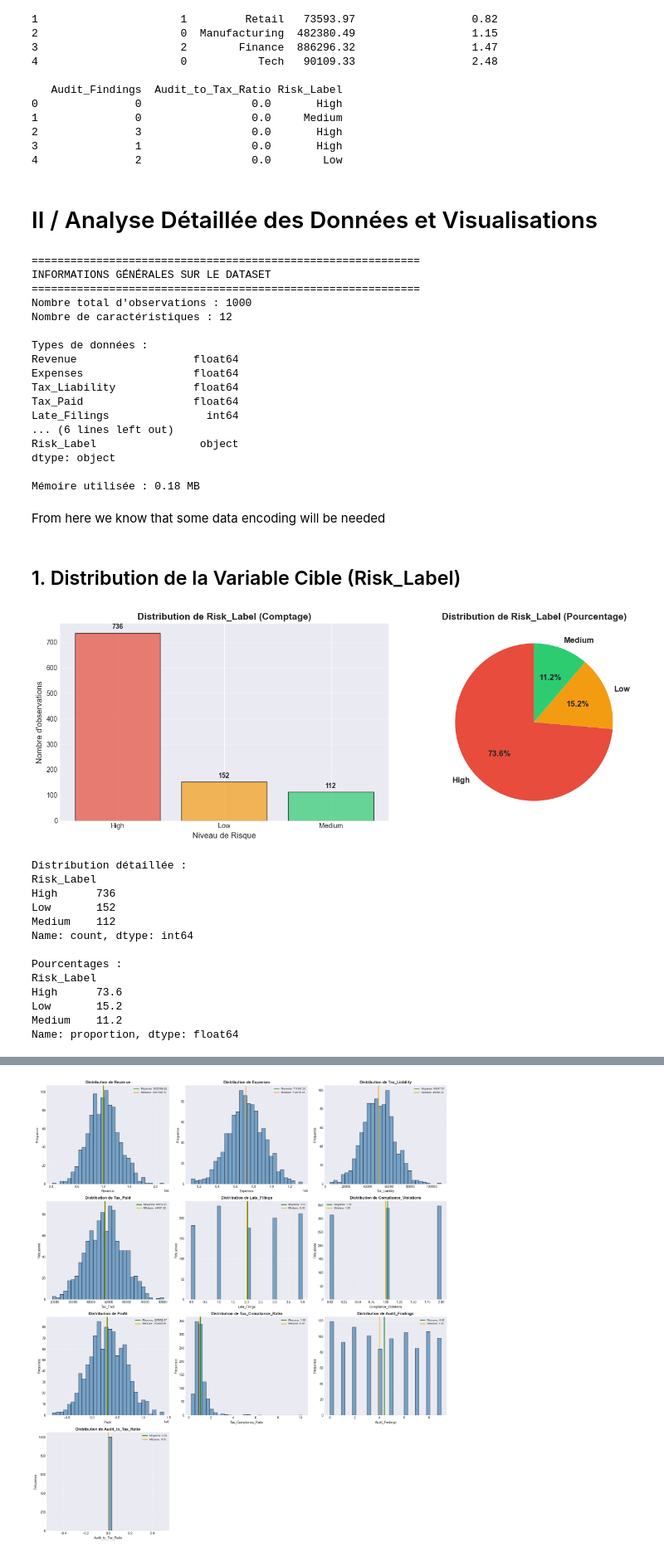
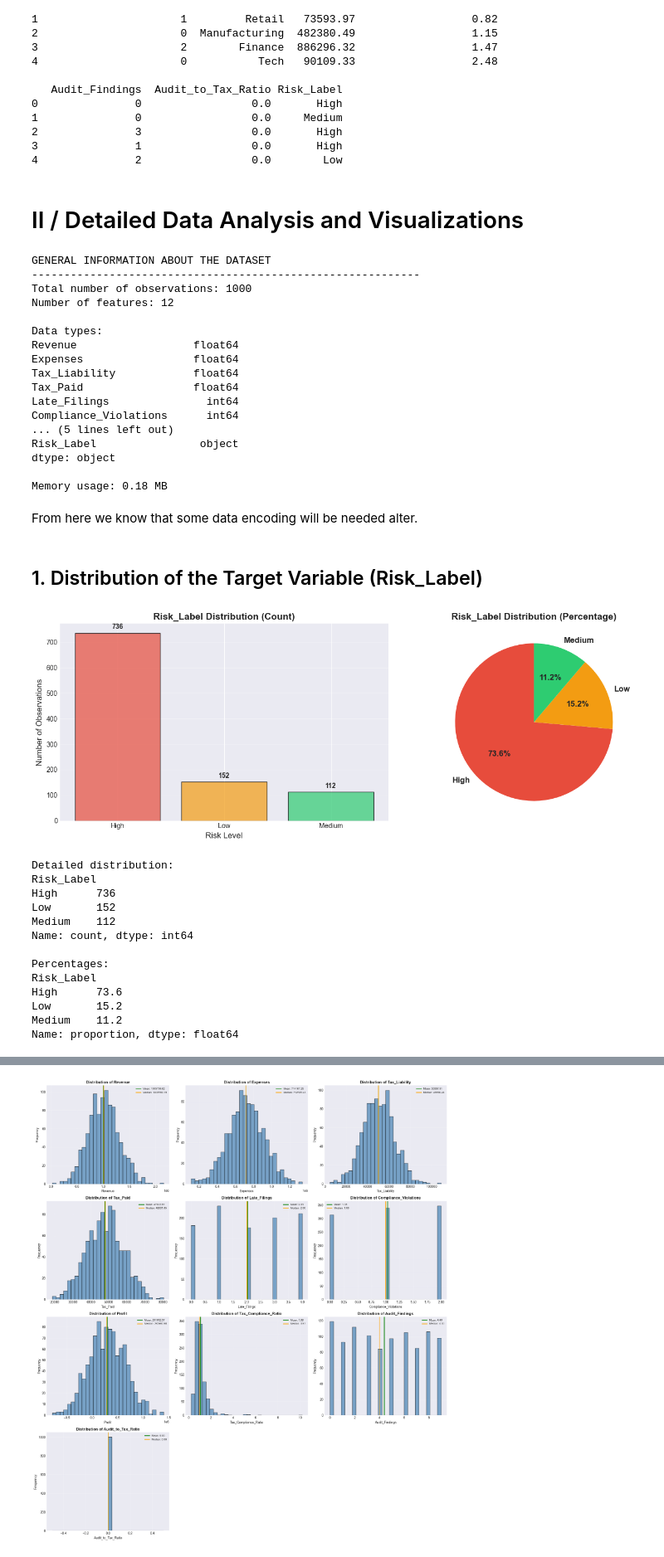
Before and after one commit to GabrielSultan/MachineLearningProject, a Jupyter notebook: Gabriel_Adithya_MLproject.ipynb, the cells around one changed output, grey strips where cells are left out. Shown at 83% size. Cells and saved outputs as stored; diff of their text form; code cells hidden in the pictures.

```diff
--- a/Gabriel_Adithya_MLproject.ipynb
+++ b/Gabriel_Adithya_MLproject.ipynb
@@ -85,89 +86,89 @@ print(df.head())
 3               1                 0.0       High
 4               2                 0.0        Low
 # %% [markdown]
-# II / Analyse Détaillée des Données et Visualisations
+ # II / Detailed Data Analysis and Visualizations
 # %%
 import numpy as np
 import matplotlib.pyplot as plt
 import seaborn as sns
 from scipy import stats
 
-# Configuration des graphiques
+#show general inforamtions about the dataset
+
 plt.style.use('seaborn-v0_8-darkgrid')
 sns.set_palette("husl")
 plt.rcParams['figure.figsize'] = (12, 6)
 plt.rcParams['font.size'] = 10
 
-# Informations générales sur le dataset
-print("=" * 60)
-print("INFORMATIONS GÉNÉRALES SUR LE DATASET")
-print("=" * 60)
-print(f"Nombre total d'observations : {len(df)}")
-print(f"Nombre de caractéristiques : {len(df.columns)}")
-print(f"\nTypes de données :")
+
+print("GENERAL INFORMATION ABOUT THE DATASET")
+print("-" * 60)
+print(f"Total number of observations: {len(df)}")
+print(f"Number of features: {len(df.columns)}")
+print(f"\nData types:")
 print(df.dtypes)
-print(f"\nMémoire utilisée : {df.memory_usage(deep=True).sum() / 1024**2:.2f} MB")
+print(f"\nMemory usage: {df.memory_usage(deep=True).sum() / 1024**2:.2f} MB")
 # %% [output]
-============================================================
-INFORMATIONS GÉNÉRALES SUR LE DATASET
-============================================================
-Nombre total d'observations : 1000
-Nombre de caractéristiques : 12
+GENERAL INFORMATION ABOUT THE DATASET
+------------------------------------------------------------
+Total number of observations: 1000
+Number of features: 12
 
-Types de données :
+Data types:
 Revenue                  float64
 Expenses                 float64
 Tax_Liability            float64
 Tax_Paid                 float64
 Late_Filings               int64
-... (6 lines left out)
+Compliance_Violations      int64
+... (5 lines left out)
 Risk_Label                object
 dtype: object
 
-Mémoire utilisée : 0.18 MB
+Memory usage: 0.18 MB
 # %% [markdown]
-From here we know that some data encoding will be needed
+From here we know that some data encoding will be needed alter.
 # %% [markdown]
-## 1. Distribution de la Variable Cible (Risk_Label)
+## 1. Distribution of the Target Variable (Risk_Label)
 # %%
 fig, axes = plt.subplots(1, 2, figsize=(14, 5))
 
-# Graphique en barres
+#bar plot
 risk_counts = df['Risk_Label'].value_counts()
-colors = ['#e74c3c', '#f39c12', '#2ecc71']  # Rouge, Orange, Vert
+colors = ['#e74c3c', '#f39c12', '#2ecc71']  # Red, Orange, Green
 axes[0].bar(risk_counts.index, risk_counts.values, color=colors, alpha=0.7, edgecolor='black')
-axes[0].set_title('Distribution de Risk_Label (Comptage)', fontsize=14, fontweight='bold')
-axes[0].set_xlabel('Niveau de Risque', fontsize=12)
-axes[0].set_ylabel('Nombre d\'observations', fontsize=12)
+axes[0].set_title('Risk_Label Distribution (Count)', fontsize=14, fontweight='bold')
+axes[0].set_xlabel('Risk Level', fontsize=12)
+axes[0].set_ylabel('Number of Observations', fontsize=12)
 axes[0].grid(axis='y', alpha=0.3)
 
-# Ajouter les valeurs sur les barres
+#values for bar
 for i, v in enumerate(risk_counts.values):
     axes[0].text(i, v + 10, str(v), ha='center', va='bottom', fontweight='bold')
 
-# Graphique en camembert
+#pie graph
 risk_proportions = df['Risk_Label'].value_counts(normalize=True) * 100
 axes[1].pie(risk_proportions.values, labels=risk_proportions.index, autopct='%1.1f%%',
             colors=colors, startangle=90, textprops={'fontsize': 12, 'fontweight': 'bold'})
-axes[1].set_title('Distribution de Risk_Label (Pourcentage)', fontsize=14, fontweight='bold')
+axes[1].set_title('Risk_Label Distribution (Percentage)', fontsize=14, fontweight='bold')
 
 plt.tight_layout()
 plt.show()
 
-print(f"\nDistribution détaillée :")
+print("\nDetailed distribution:")
 print(df['Risk_Label'].value_counts())
-print(f"\nPourcentages :")
+print("\nPercentages:")
 print((df['Risk_Label'].value_counts(normalize=True) * 100).round(2))
 # %% [output]
-[figure, old version]
+[figure, new version]
-Distribution détaillée :
+Detailed distribution:
 Risk_Label
 High      736
 Low       152
 Medium    112
 Name: count, dtype: int64
 
-Pourcentages :
+Percentages:
 Risk_Label
 High      73.6
 Low       15.2
```
Also changed, not shown: parts of 53 cells of this notebook.
